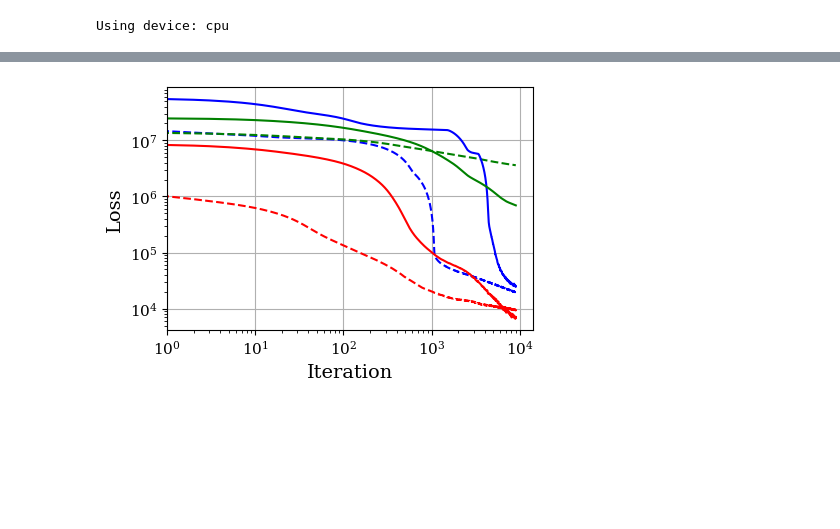
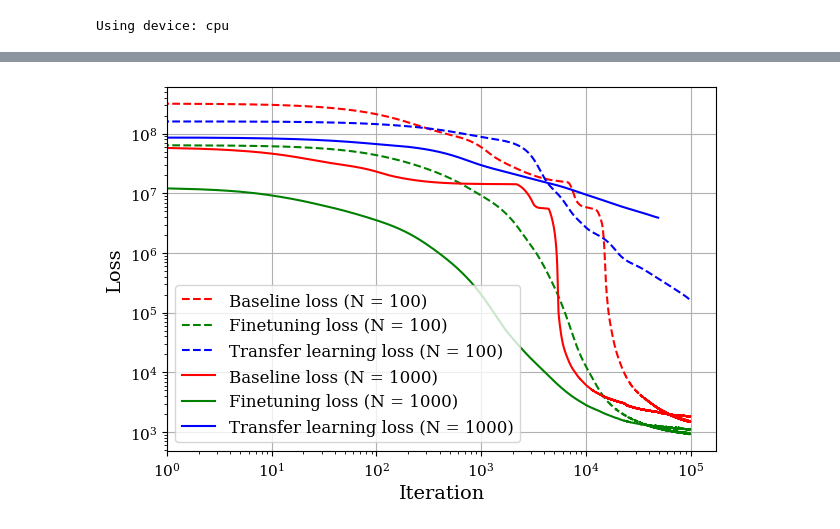
Before and after one commit to rmunozTMELab/Embedding-Oriented-PGNNIV, a Jupyter notebook: paper/transfer_learning.ipynb, the cells around one changed output, grey strips where cells are left out. Cells and saved outputs as stored; diff of their text form; code cells hidden in the pictures; blank space fills up the shorter version.

```diff
--- a/paper/transfer_learning.ipynb
+++ b/paper/transfer_learning.ipynb
@@ -358,30 +388,30 @@ Ecuación Transfer Learning: y = 1.27e-03x, R^2 = 1.000
 # %%
-plt.figure(figsize=(width, height))
+plt.figure(figsize=(width*1.5, height*1.5))
 # plt.subplots_adjust(left=subplot_adjust_left, bottom=subplot_adjust_bottom)
 
-plt.plot(smooth_curve(train_loss_list_bl_1000), label='Baseline loss', color='blue', linestyle='--')
-plt.plot(smooth_curve(train_loss_list_ft_1000), label='Finetuning loss', color='red', linestyle='--')
-plt.plot(smooth_curve(train_loss_list_tl_1000), label='Transfer learning loss', color='green', linestyle='--')
+plt.plot(smooth_curve(train_loss_list_bl_100), label='Baseline loss (N = 100)', color='red', linestyle='--')
+plt.plot(smooth_curve(train_loss_list_ft_100), label='Finetuning loss (N = 100)', color='green', linestyle='--')
+plt.plot(smooth_curve(train_loss_list_tl_100), label='Transfer learning loss (N = 100)', color='blue', linestyle='--')
 
-plt.plot(smooth_curve(train_loss_list_bl_100), label='Baseline loss', color='blue', linestyle='-')
-plt.plot(smooth_curve(train_loss_list_ft_100), label='Finetuning loss', color='red', linestyle='-')
-plt.plot(smooth_curve(train_loss_list_tl_100), label='Transfer learning loss', color='green', linestyle='-')
+plt.plot(smooth_curve(train_loss_list_bl_1000), label='Baseline loss (N = 1000)', color='red', linestyle='-')
+plt.plot(smooth_curve(train_loss_list_ft_1000), label='Finetuning loss (N = 1000)', color='green', linestyle='-')
+plt.plot(smooth_curve(train_loss_list_tl_1000), label='Transfer learning loss (N = 1000)', color='blue', linestyle='-')
 
 plt.xlabel('Iteration', fontsize=label_fontsize)
 plt.ylabel('Loss', fontsize=label_fontsize)
 # plt.title('Lineal homogeneous learning curve (MSE)', fontsize=title_fontsize)
 
 plt.grid(True)
-# plt.legend(loc='upper right', fontsize=legend_fontsize)
+plt.legend(loc='lower left', fontsize=legend_fontsize)
 plt.tick_params(axis='both', which='major', labelsize=tick_fontsize)
 
 plt.xscale('log')
 plt.yscale('log')
 plt.xlim(left=1)
 
 plt.show()
 # %% [output]
-[figure, old version]
+[figure, new version]
 # %%
 import matplotlib.pyplot as plt
 
```
Also changed, not shown: parts of 14 cells of this notebook, 17 other files.
